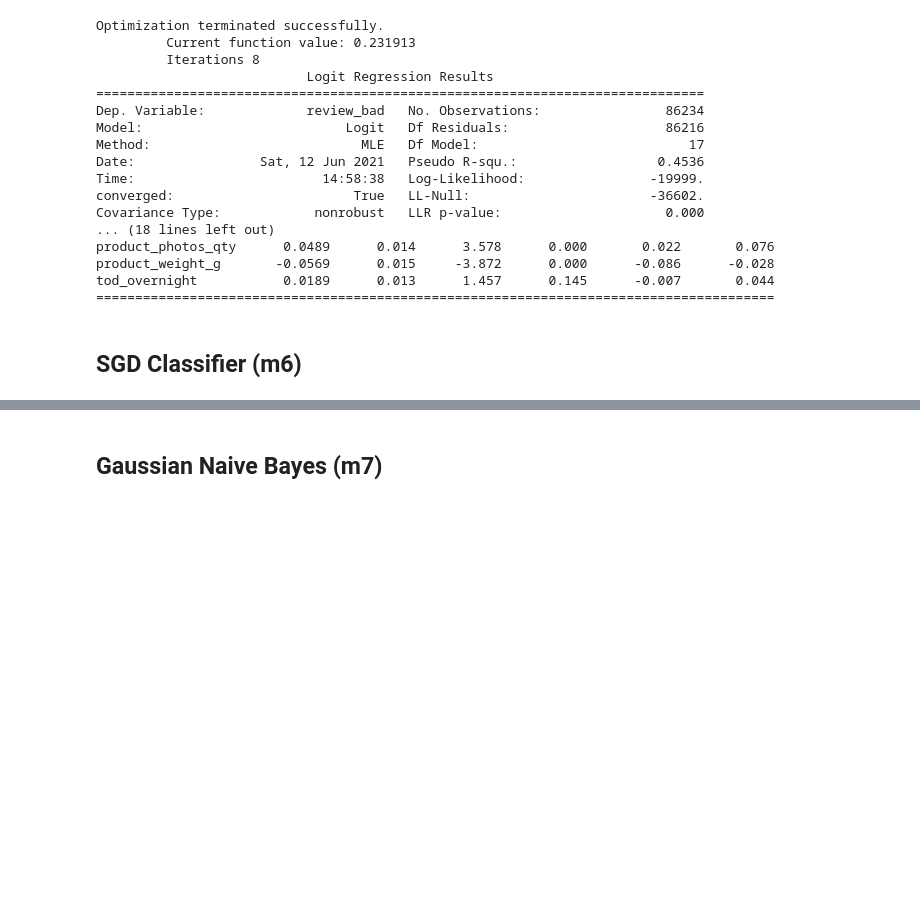
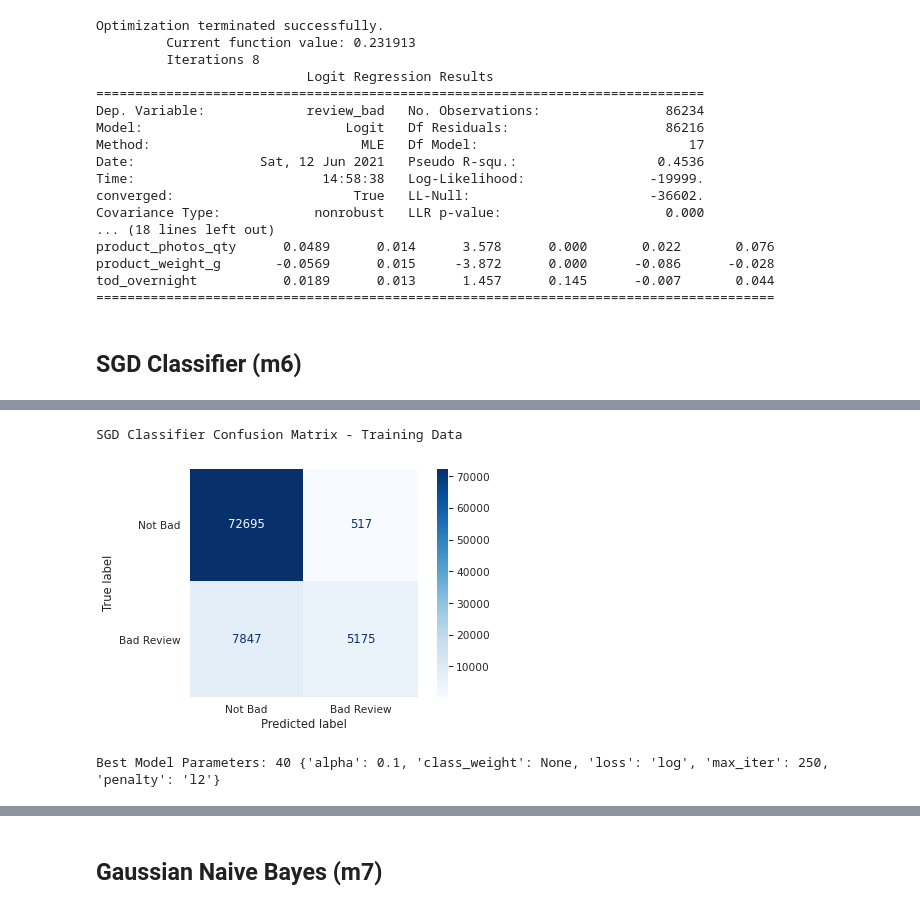
Before and after one commit to cutterback/p05-olist-customer-rating-prediction, a Jupyter notebook: Olist_Customer_Rating_Model.ipynb, the cells around one changed output, grey strips where cells are left out. Drawn from its saved outputs; the diff is of its cells as text; code cells hidden in the pictures; blank space fills up the shorter version.

Commit message:
Updating all models

```diff
--- a/Olist_Customer_Rating_Model.ipynb
+++ b/Olist_Customer_Rating_Model.ipynb
@@ -1447,10 +1442,10 @@ plot_pr_vs_dt(p3, r3, thresholds3, 'AdaBoost')
 model_gb = GradientBoostingClassifier(random_state=SEED)
 # %%
 # define the grid for Gradient Boost
-grid_params_gb = [{'n_estimators': [100, 500],
+grid_params_gb = [{'n_estimators': [25, 100],
                    'learning_rate': [0.01, 0.1, 1],
                    'max_depth': [3, 5, 8],
-                   'min_samples_leaf': [10, 25] # samples required in each leaf
+                   'min_samples_leaf': [10] # samples required in each leaf
                   }]
 # %%
 # create gridsearchCV object for Gradient Boost
@@ -1713,10 +1752,10 @@ tod_overnight           0.0189      0.013      1.457      0.145      -0.007
 model_sgd = SGDClassifier(random_state=SEED, n_jobs=jobs)
 # %%
 # define the grid for SGD Classifier
-grid_params_sgd = [{'n_iters': [100, 250],
+grid_params_sgd = [{'max_iter': [250, 1000],
                     'loss': ['log', 'hinge'],
                     'penalty': ['l2', None],
-                    'alpha': [0.001, 0.01, 0.1, 1],
+                    'alpha': [0.001, 0.01, 0.1],
                     'class_weight': ['balanced', None]
                   }]
 # %%
@@ -1728,6 +1815,10 @@ gs_sgd.fit(X_train_scaled, y_train)
 # %%
 # print confusion matrix (train) for best model
 best_model_sgd = gs_sgd.best_estimator_
 print('SGD Classifier Confusion Matrix - Training Data')
-display_confusion(best_model_sgd, X_train, y_train, labels=['Not Bad', 'Bad Review'])
+display_confusion(best_model_sgd, X_train_scaled, y_train, labels=['Not Bad', 'Bad Review'])
 print(f'Best Model Parameters: {gs_sgd.best_index_} {gs_sgd.best_params_}')
+# %% [output]
+SGD Classifier Confusion Matrix - Training Data
+[figure, added]
+Best Model Parameters: 40 {'alpha': 0.1, 'class_weight': None, 'loss': 'log', 'max_iter': 250, 'penalty': 'l2'}
```
Also changed, not shown: parts of 37 cells of this notebook.
